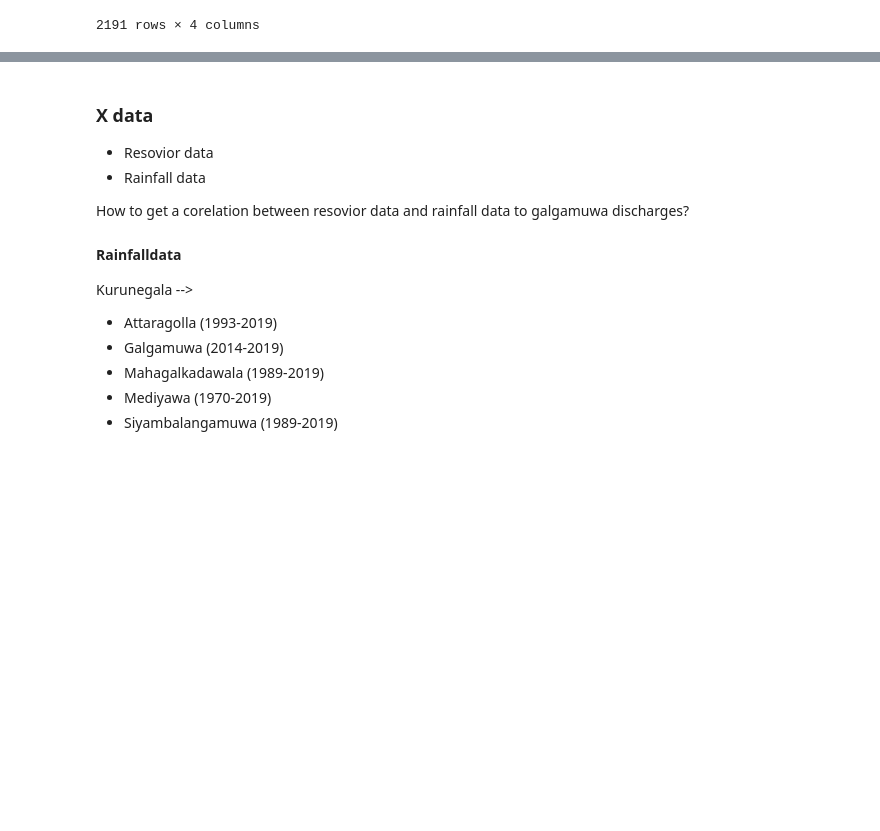
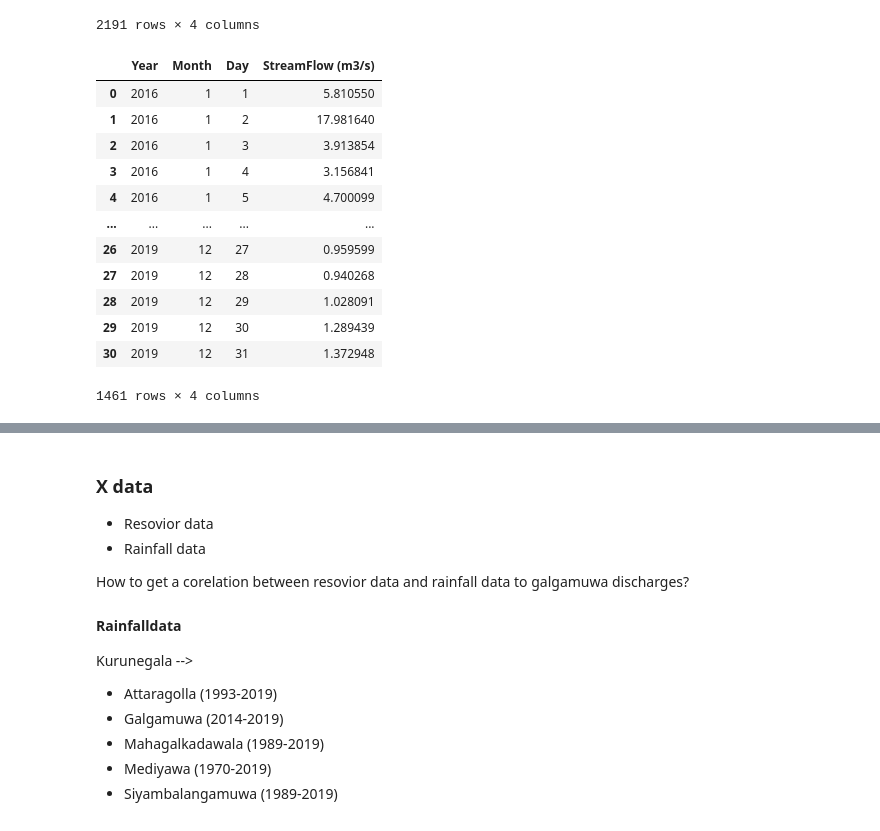
Before and after one commit to cepdnaclk/e17-6sp-Flood-Forecasting-System, a Jupyter notebook: ML/6SPdataSetPreProcess.ipynb, the cells around one changed output, grey strips where cells are left out. Cells and saved outputs as stored; diff of their text form; code cells hidden in the pictures; blank space fills up the shorter version.

```diff
--- a/ML/6SPdataSetPreProcess.ipynb
+++ b/ML/6SPdataSetPreProcess.ipynb
@@ -551,3 +543,21 @@ resultYmod
 | 29 | 2019 | 12 | 30 | 1.289439 |
 | 30 | 2019 | 12 | 31 | 1.372948 |
 2191 rows × 4 columns
+# %%
+# get data from 2016 to 2019
+resultYmod_16_19 = resultYmod[resultYmod["Year"]>=2016]
+resultYmod_16_19
+# %% [output]
+|  | Year | Month | Day | StreamFlow (m3/s) |
+| 0 | 2016 | 1 | 1 | 5.810550 |
+| 1 | 2016 | 1 | 2 | 17.981640 |
+| 2 | 2016 | 1 | 3 | 3.913854 |
+| 3 | 2016 | 1 | 4 | 3.156841 |
+| 4 | 2016 | 1 | 5 | 4.700099 |
+| ... | ... | ... | ... | ... |
+| 26 | 2019 | 12 | 27 | 0.959599 |
+| 27 | 2019 | 12 | 28 | 0.940268 |
+| 28 | 2019 | 12 | 29 | 1.028091 |
+| 29 | 2019 | 12 | 30 | 1.289439 |
+| 30 | 2019 | 12 | 31 | 1.372948 |
+1461 rows × 4 columns
```
Also changed, not shown: parts of 9 cells of this notebook.
